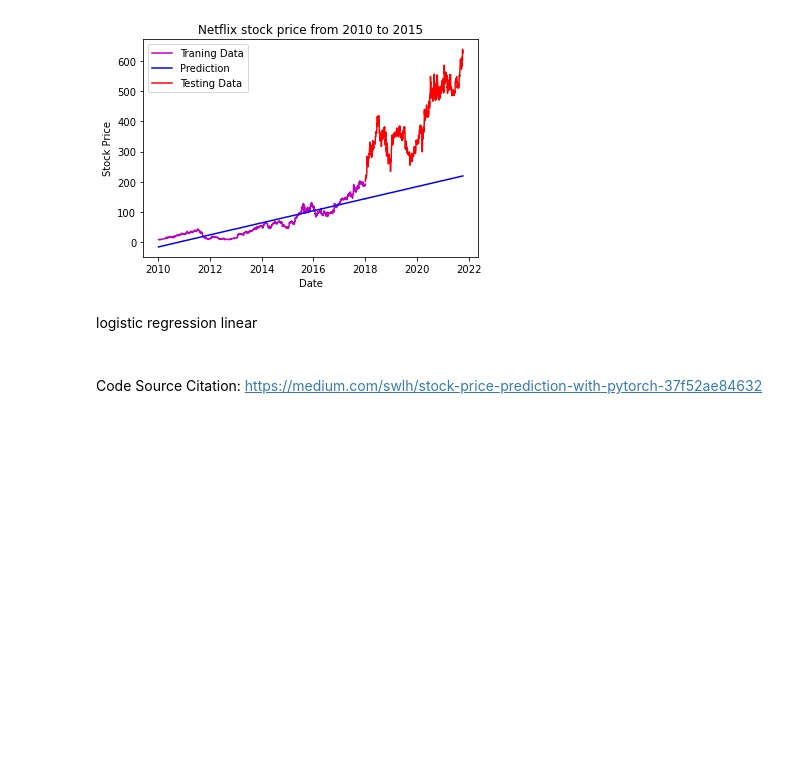
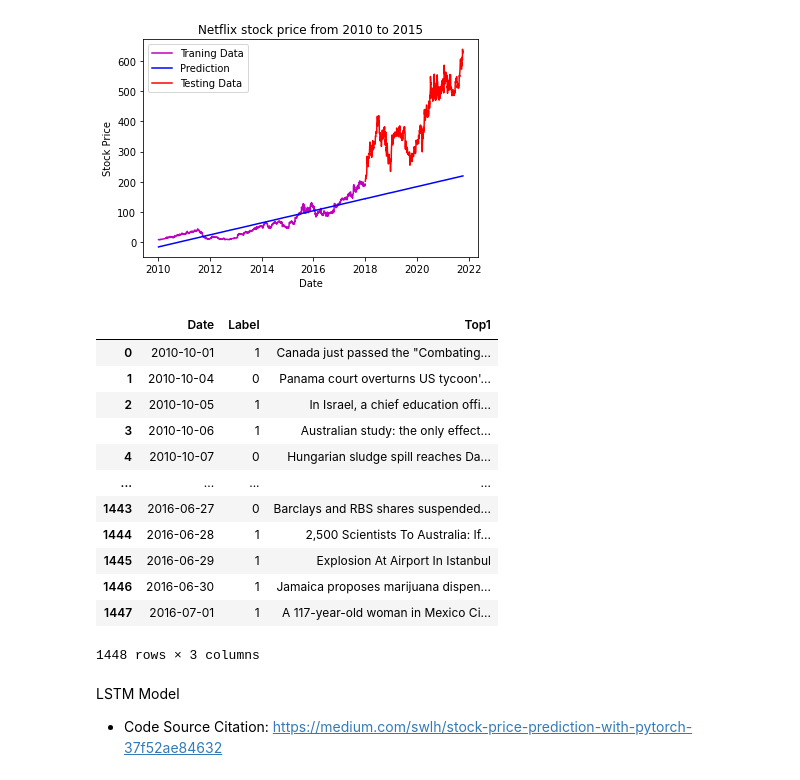
Before and after one commit to Yoomin99/LIGN167_Stock, a Jupyter notebook: LIGN167_Stock.ipynb, the cells around one changed output. Cells and saved outputs as stored; diff of their text form; code cells hidden in the pictures; blank space fills up the shorter version.

```diff
--- a/LIGN167_Stock.ipynb
+++ b/LIGN167_Stock.ipynb
@@ -268,11 +267,29 @@ plotRegressionLine(Netflix_2010_2017,Netflix_2017_2021 , "Netflix", Netflixb)
 # %% [output]
 MSE error is  54292.4089322385
 [figure]
-# %% [markdown]
-logistic regression linear
-#
+# %%
+#https://www.kaggle.com/datasets/aaron7sun/stocknews?resource=download
+Headlines = pd.read_csv("DataFile/StockHeadlines.csv")
+Headlines = Headlines[["Date" , "Label" , "Top1"]]
+Headlines = Headlines[~(Headlines['Date'] < '2010-1-1')].reset_index(drop = True)
+Headlines
+# %% [output]
+|  | Date | Label | Top1 |
+| 0 | 2010-10-01 | 1 | Canada just passed the "Combating... |
+| 1 | 2010-10-04 | 0 | Panama court overturns US tycoon'... |
+| 2 | 2010-10-05 | 1 | In Israel, a chief education offi... |
+| 3 | 2010-10-06 | 1 | Australian study: the only effect... |
+| 4 | 2010-10-07 | 0 | Hungarian sludge spill reaches Da... |
+| ... | ... | ... | ... |
+| 1443 | 2016-06-27 | 0 | Barclays and RBS shares suspended... |
+| 1444 | 2016-06-28 | 1 | 2,500 Scientists To Australia: If... |
+| 1445 | 2016-06-29 | 1 | Explosion At Airport In Istanbul |
+| 1446 | 2016-06-30 | 1 | Jamaica proposes marijuana dispen... |
+| 1447 | 2016-07-01 | 1 | A 117-year-old woman in Mexico Ci... |
+1448 rows × 3 columns
 # %% [markdown]
-Code Source Citation: https://medium.com/swlh/stock-price-prediction-with-pytorch-37f52ae84632
+LSTM Model
+- Code Source Citation: https://medium.com/swlh/stock-price-prediction-with-pytorch-37f52ae84632
 # %%
 class LSTM(nn.Module):
     def __init__(self, input_dim, hidden_dim, num_layers, output_dim):
```
Also changed, not shown: parts of 9 cells of this notebook, 1 other file.
